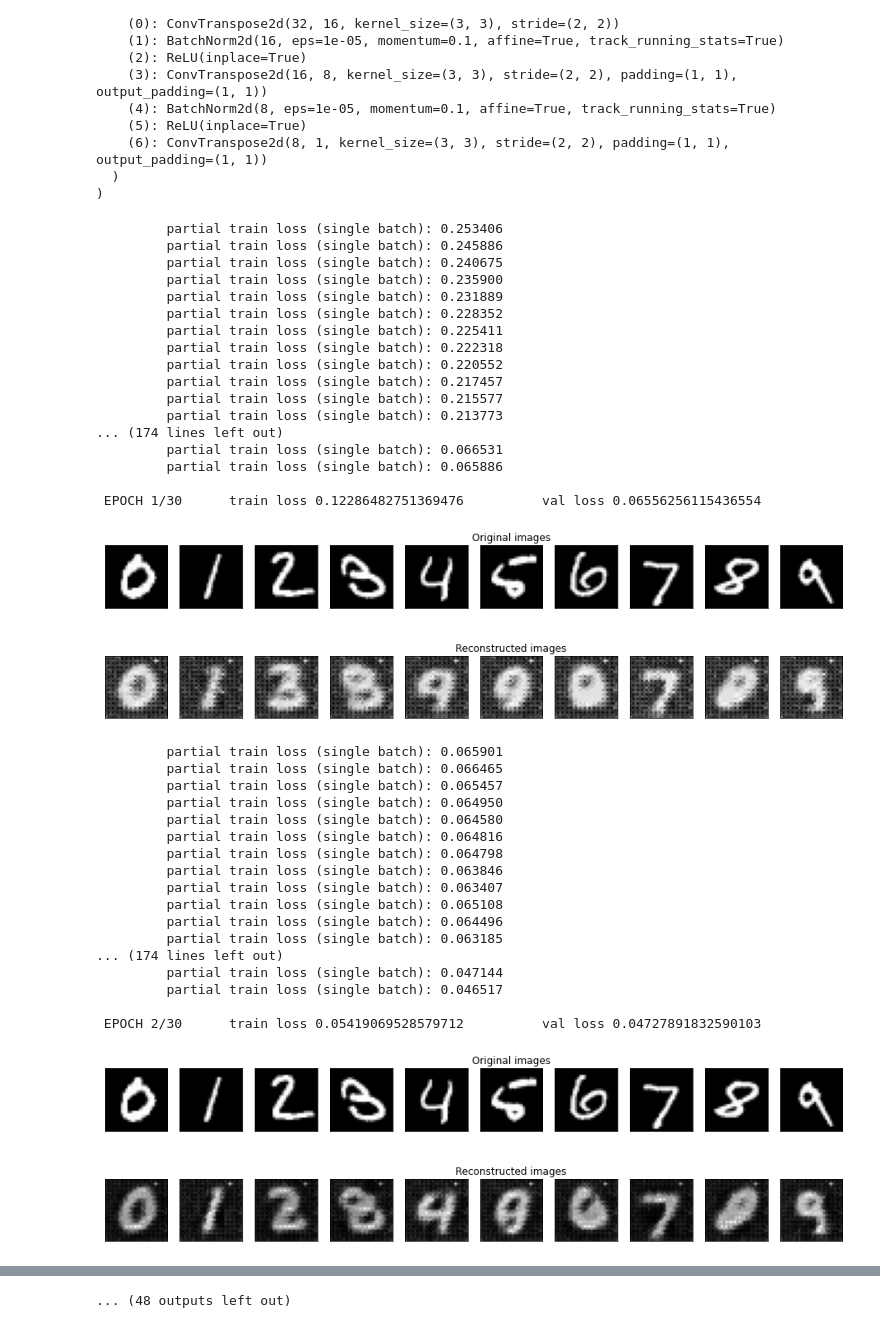
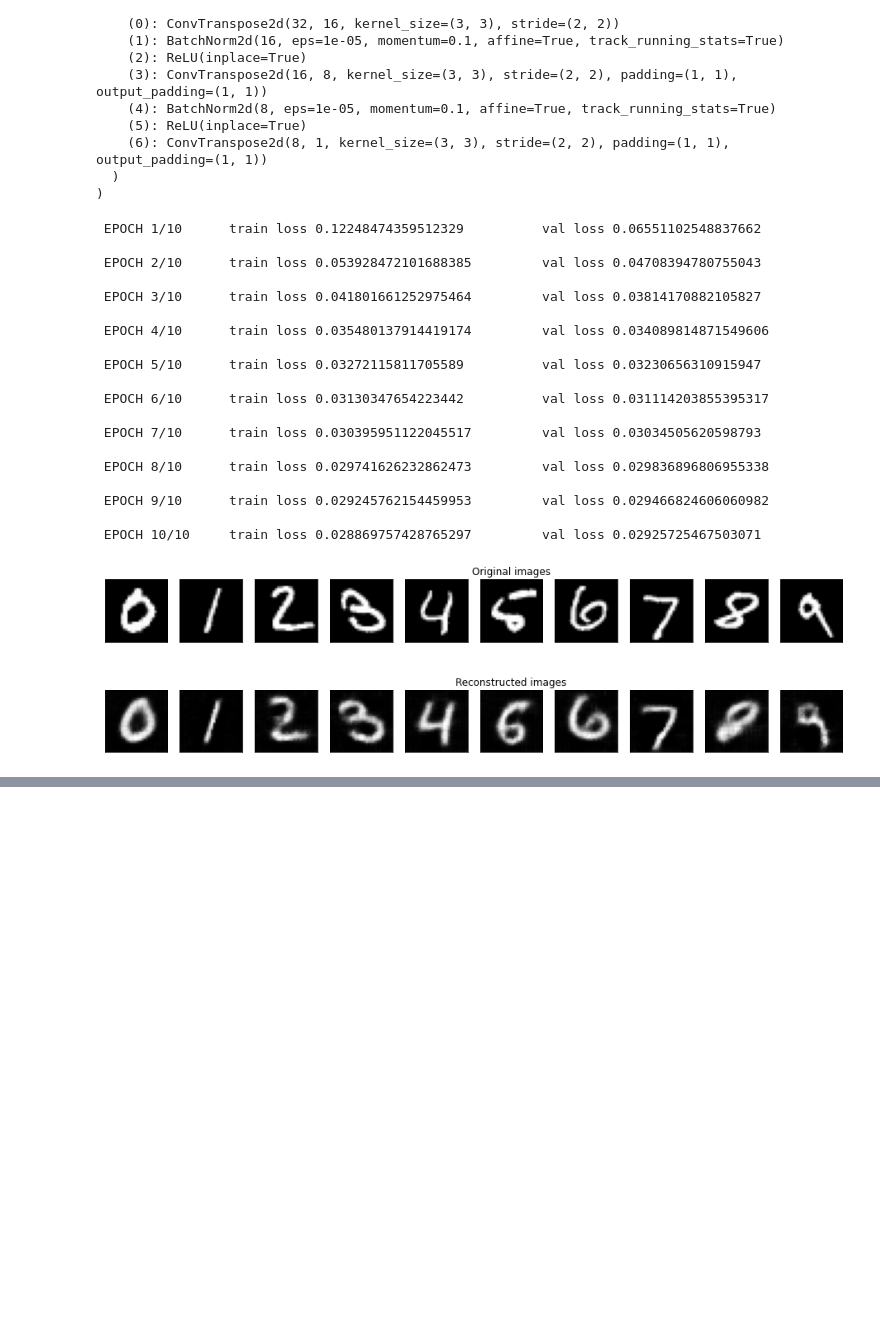
Before and after one commit to firebolt007/codec-bitrate-estimator, a Jupyter notebook: autoencoder.ipynb, the cells around one changed output, grey strips where cells are left out. Drawn from its saved outputs; the diff is of its cells as text; code cells hidden in the pictures; blank space fills up the shorter version.

```diff
--- a/autoencoder.ipynb
+++ b/autoencoder.ipynb
@@ -249,49 +233,33 @@ def plot_ae_outputs(encoder,decoder,n=10):
     plt.show()
 # %%
-num_epochs = 30
+num_epochs = 10
 diz_loss = {'train_loss':[],'val_loss':[]}
 for epoch in range(num_epochs):
-   train_loss =train_epoch(encoder,decoder,device,
-   train_loader,loss_fn,optim)
-   val_loss = test_epoch(encoder,decoder,device,test_loader,loss_fn)
-   print('\n EPOCH {}/{} \t train loss {} \t val loss {}'.format(epoch + 1, num_epochs,train_loss,val_loss))
-   diz_loss['train_loss'].append(train_loss)
-   diz_loss['val_loss'].append(val_loss)
-   plot_ae_outputs(encoder,decoder,n=10)
+    train_loss =train_epoch(encoder,decoder,device,
+    train_loader,loss_fn,optim)
+    val_loss = test_epoch(encoder,decoder,device,test_loader,loss_fn)
+    print('\n EPOCH {}/{} \t train loss {} \t val loss {}'.format(epoch + 1, num_epochs,train_loss,val_loss))
+    diz_loss['train_loss'].append(train_loss)
+    diz_loss['val_loss'].append(val_loss)
+plot_ae_outputs(encoder,decoder,n=10)
 # %% [output]
-         partial train loss (single batch): 0.253406
-         partial train loss (single batch): 0.245886
-         partial train loss (single batch): 0.240675
-         partial train loss (single batch): 0.235900
-         partial train loss (single batch): 0.231889
-         partial train loss (single batch): 0.228352
-         partial train loss (single batch): 0.225411
-         partial train loss (single batch): 0.222318
-         partial train loss (single batch): 0.220552
-         partial train loss (single batch): 0.217457
-         partial train loss (single batch): 0.215577
-         partial train loss (single batch): 0.213773
-... (174 lines left out)
-         partial train loss (single batch): 0.066531
-         partial train loss (single batch): 0.065886
+ EPOCH 1/10      train loss 0.12248474359512329          val loss 0.06551102548837662
 
- EPOCH 1/30      train loss 0.12286482751369476          val loss 0.06556256115436554
+ EPOCH 2/10      train loss 0.053928472101688385         val loss 0.04708394780755043
+
+ EPOCH 3/10      train loss 0.041801661252975464         val loss 0.03814170882105827
+
+ EPOCH 4/10      train loss 0.035480137914419174         val loss 0.034089814871549606
+
+ EPOCH 5/10      train loss 0.03272115811705589          val loss 0.03230656310915947
+
+ EPOCH 6/10      train loss 0.03130347654223442          val loss 0.031114203855395317
+
+ EPOCH 7/10      train loss 0.030395951122045517         val loss 0.03034505620598793
+
+ EPOCH 8/10      train loss 0.029741626232862473         val loss 0.029836896806955338
+
+ EPOCH 9/10      train loss 0.029245762154459953         val loss 0.029466824606060982
+
+ EPOCH 10/10     train loss 0.028869757428765297         val loss 0.02925725467503071
-[figure, old version]
+[figure, new version]
-         partial train loss (single batch): 0.065901
-         partial train loss (single batch): 0.066465
-         partial train loss (single batch): 0.065457
-         partial train loss (single batch): 0.064950
-         partial train loss (single batch): 0.064580
-         partial train loss (single batch): 0.064816
-         partial train loss (single batch): 0.064798
-         partial train loss (single batch): 0.063846
-         partial train loss (single batch): 0.063407
-         partial train loss (single batch): 0.065108
-         partial train loss (single batch): 0.064496
-         partial train loss (single batch): 0.063185
-... (174 lines left out)
-         partial train loss (single batch): 0.047144
-         partial train loss (single batch): 0.046517
-
- EPOCH 2/30      train loss 0.05419069528579712          val loss 0.04727891832590103
-[figure, removed]
@@ -370,4 +266,3 @@ for epoch in range(num_epochs):
-... (48 outputs left out)
 # %%
 test_epoch(encoder,decoder,device,test_loader,loss_fn).item()
 # %% [output]
```
Also changed, not shown: parts of 11 cells of this notebook.
